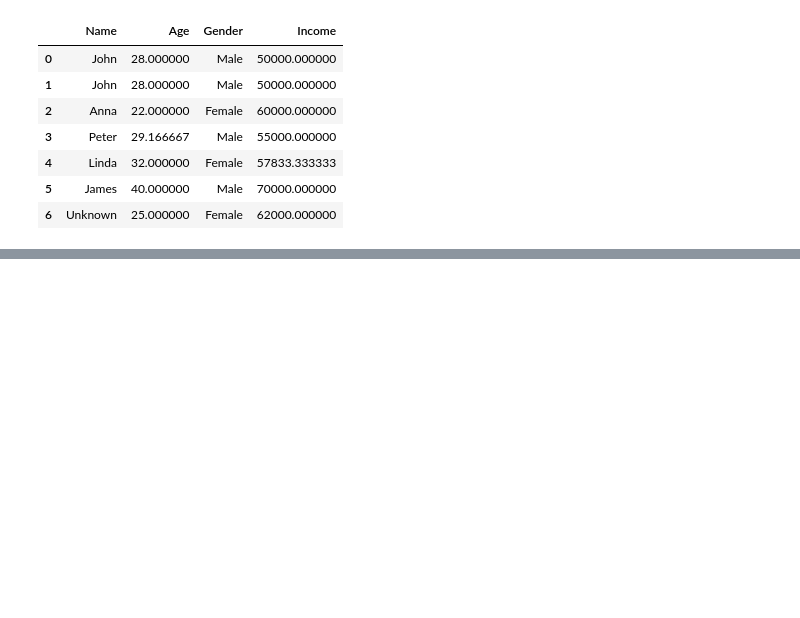
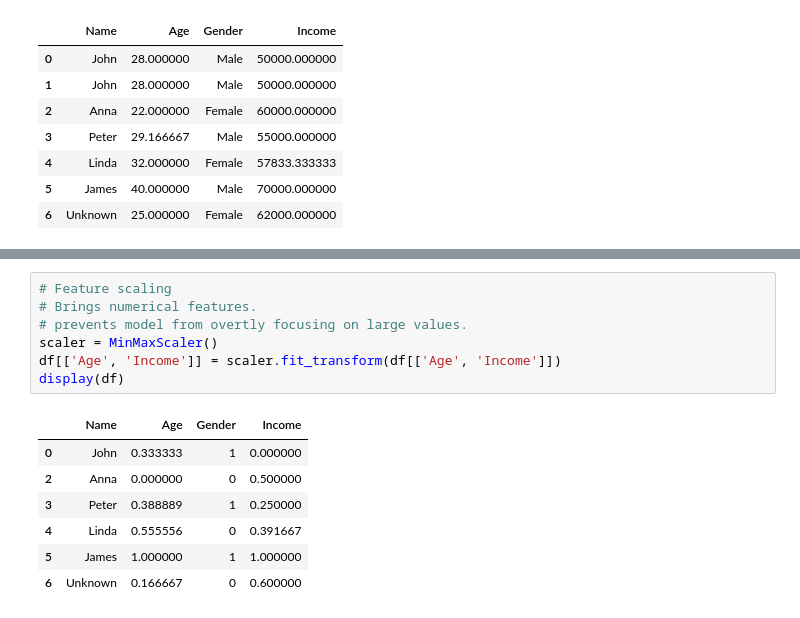
Before and after one commit to Storm00212/Data-manipulation-using-python, a Jupyter notebook: Simple_notebook_to_understand_dataset_cleaning_and_preprocessing.ipynb, the cells around one changed output, grey strips where cells are left out. Drawn from its saved outputs; the diff is of its cells as text; blank space fills up the shorter version.

```diff
--- a/Simple_notebook_to_understand_dataset_cleaning_and_preprocessing.ipynb
+++ b/Simple_notebook_to_understand_dataset_cleaning_and_preprocessing.ipynb
@@ -86,0 +124,15 @@ display(df)
+# %%
+# Feature scaling
+# Brings numerical features.
+# prevents model from overtly focusing on large values.
+scaler = MinMaxScaler()
+df[['Age', 'Income']] = scaler.fit_transform(df[['Age', 'Income']])
+display(df)
+# %% [output]
+|  | Name | Age | Gender | Income |
+| 0 | John | 0.333333 | 1 | 0.000000 |
+| 2 | Anna | 0.000000 | 0 | 0.500000 |
+| 3 | Peter | 0.388889 | 1 | 0.250000 |
+| 4 | Linda | 0.555556 | 0 | 0.391667 |
+| 5 | James | 1.000000 | 1 | 1.000000 |
+| 6 | Unknown | 0.166667 | 0 | 0.600000 |
```
Also changed, not shown: parts of 4 cells of this notebook.
